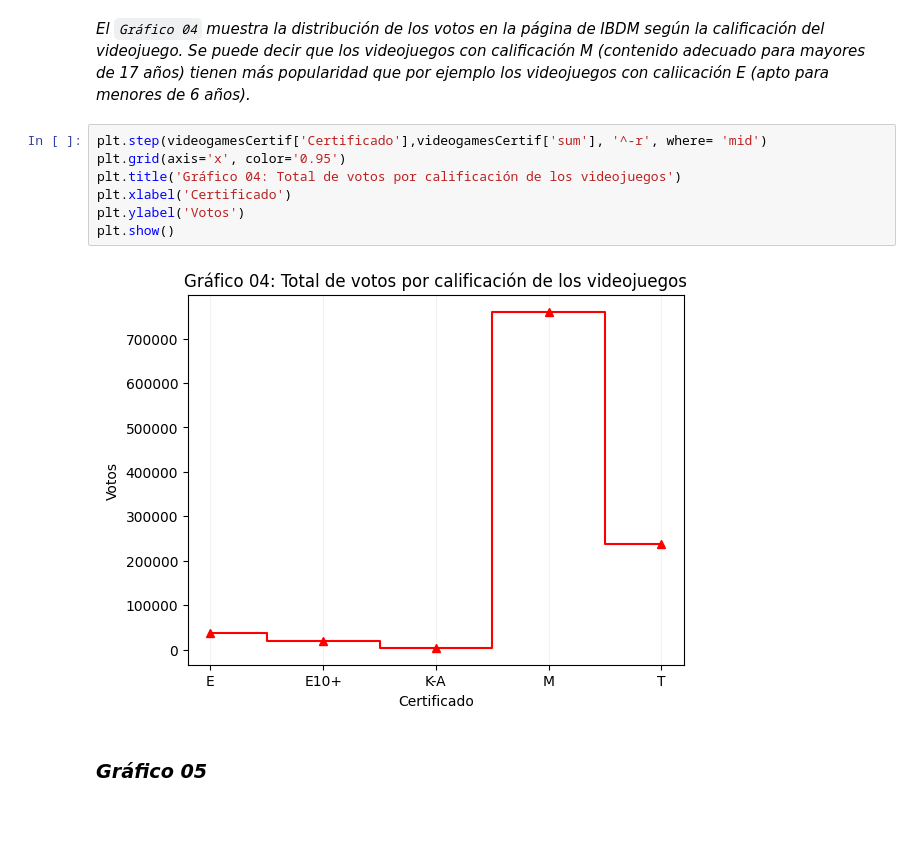
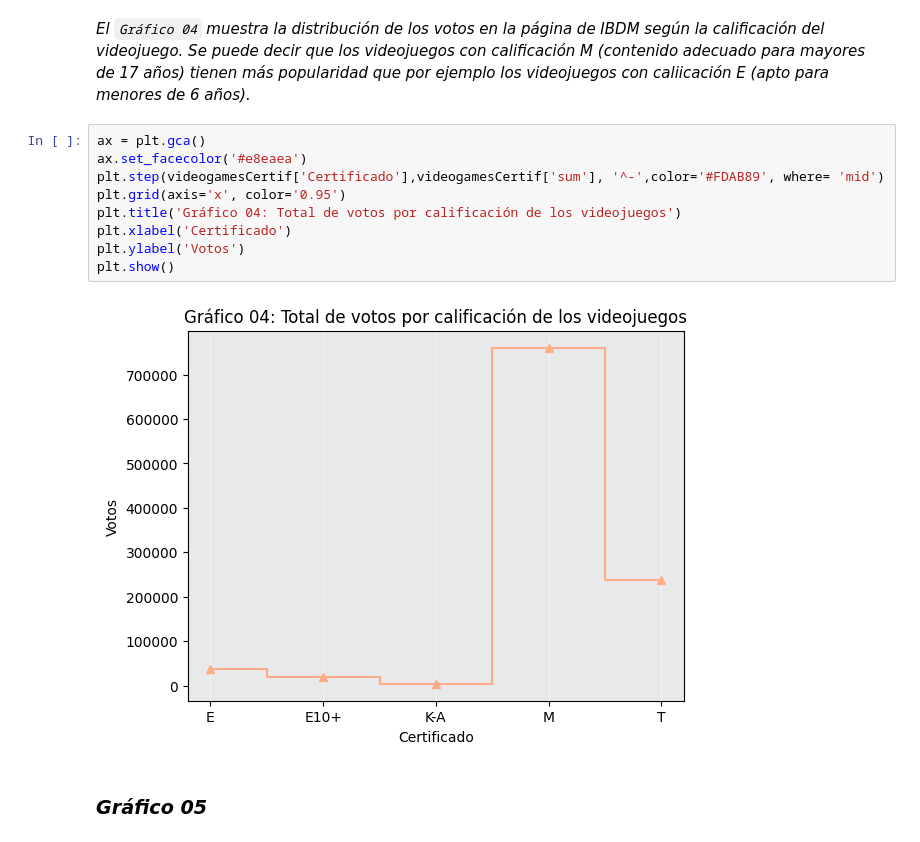
Before and after one commit to piero0090/RepoData2, a Jupyter notebook: Python_Analisis.ipynb, the cells around one changed output. Drawn from its saved outputs; the diff is of its cells as text.

```diff
--- a/Python_Analisis.ipynb
+++ b/Python_Analisis.ipynb
@@ -278,14 +284,16 @@ plt.show()
 # %% [markdown]
 *El `Gráfico 04` muestra la distribución de los votos en la página de IBDM según la calificación del videojuego. Se puede decir que los videojuegos con calificación M (contenido adecuado para mayores de 17 años) tienen más popularidad que por ejemplo los videojuegos con caliicación E (apto para menores de 6 años).*
 # %%
-plt.step(videogamesCertif['Certificado'],videogamesCertif['sum'], '^-r', where= 'mid')
+ax = plt.gca()
+ax.set_facecolor('#e8eaea')
+plt.step(videogamesCertif['Certificado'],videogamesCertif['sum'], '^-',color='#FDAB89', where= 'mid')
 plt.grid(axis='x', color='0.95')
 plt.title('Gráfico 04: Total de votos por calificación de los videojuegos')
 plt.xlabel('Certificado')
 plt.ylabel('Votos')
 plt.show()
 # %% [output]
-[figure, old version]
+[figure, new version]
 # %% [markdown]
 ### ***Gráfico 05***
 # %% [markdown]
```
Also changed, not shown: parts of 5 cells of this notebook.
